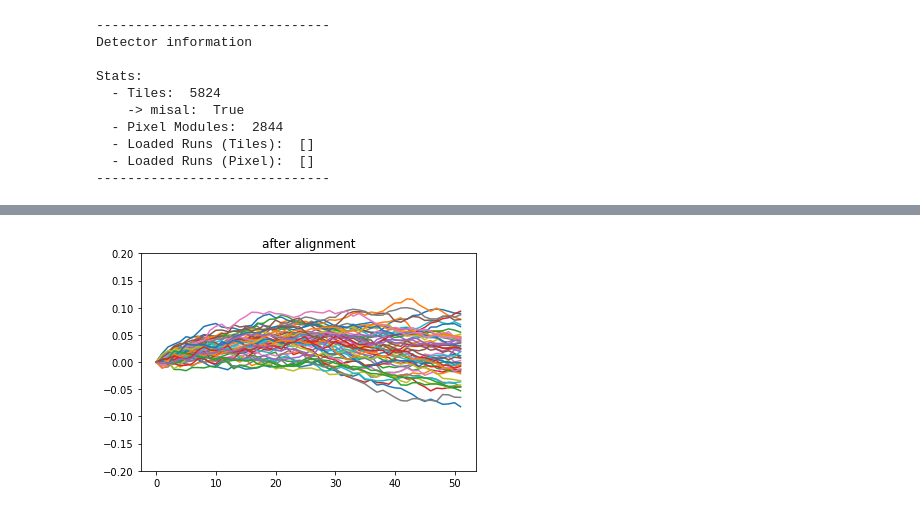
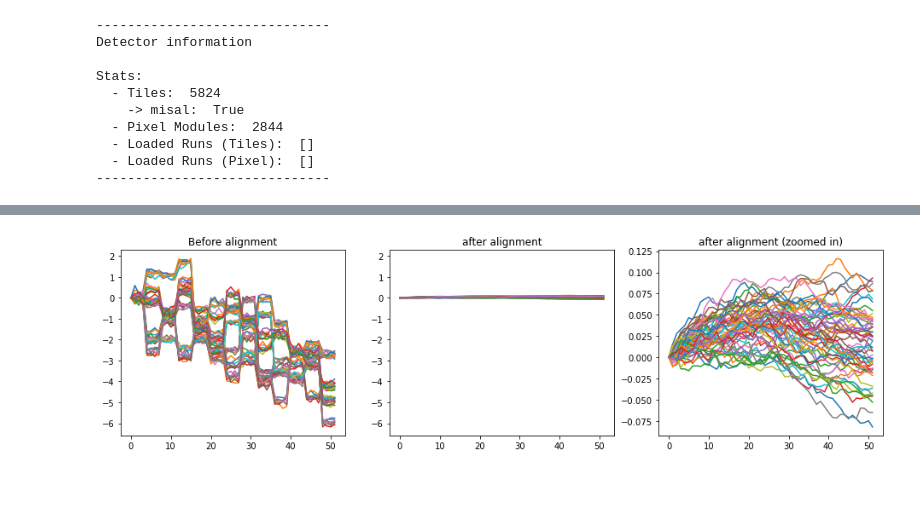
Before and after one commit to maximilianKoeper/melp, a Jupyter notebook: example_taft_v2.ipynb, the cells around one changed output, grey strips where cells are left out. Saved outputs shown, nothing was run; the diff lists cells and outputs as text; code cells hidden in the pictures; blank space fills up the shorter version.

```diff
--- a/example_taft_v2.ipynb
+++ b/example_taft_v2.ipynb
@@ -41,6 +46,6 @@ plt.show()
 # %%
 #%%capture
-resid_z, resid_phi, cal, cal_phi = melp.taft.calibrate("/run/media/maximilian/Volume/big_run_data/merged.root", station=1)
+resid_z, resid_phi, cal_z, cal_phi = melp.taft.calibrate("/run/media/maximilian/Volume/big_run_data/merged.root", station=1)
 #resid_z, resid_phi, cal, cal_phi = melp.taft.calibrate("run42_20000.root", station=1)
 # %%
 resid_z = np.array(resid_z)
@@ -61,9 +68,35 @@ plt.show()
+# %%
+cal1 = {}
+for phi_row in range(56):
+    dt_truth = [0]
+    for tile in range(0, 51):
+
+        tile_id = 200000 + phi_row + tile * 56
+
+        dt_tmp = (mu3e_detector.TileDetector.tile[tile_id].dt -
+                   mu3e_detector.TileDetector.tile[mu3e_detector.TileDetector.getNeighbour(tile_id, "right")].dt)
+        dt_truth.append(dt_truth[-1] + dt_tmp)
+
+    cal1[phi_row] = np.array(dt_truth)
 # %%
-for phi in cal:
-    plt.plot(cal[phi])
+fig, axs = plt.subplots(1, 3, figsize=(16, 4))
 
-plt.ylim(-0.2,0.2)
-plt.title("after alignment")
+for phi in cal1:
+    axs[0].plot(np.array(cal1[phi], dtype=object))
+
+axs[0].autoscale()
+axs[0].title.set_text("Before alignment")
+
+for phi in cal_z:
+    axs[1].plot(cal_z[phi])
+
+axs[1].set_ylim(axs[0].get_ylim())
+axs[1].title.set_text("after alignment")
+
+for phi in cal_z:
+    axs[2].plot(cal_z[phi])
+
+axs[2].title.set_text("after alignment (zoomed in)")
 plt.show()
 # %% [output]
-[figure, old version]
+[figure, new version]
```
Also changed, not shown: parts of 17 cells of this notebook, 1 other file.
